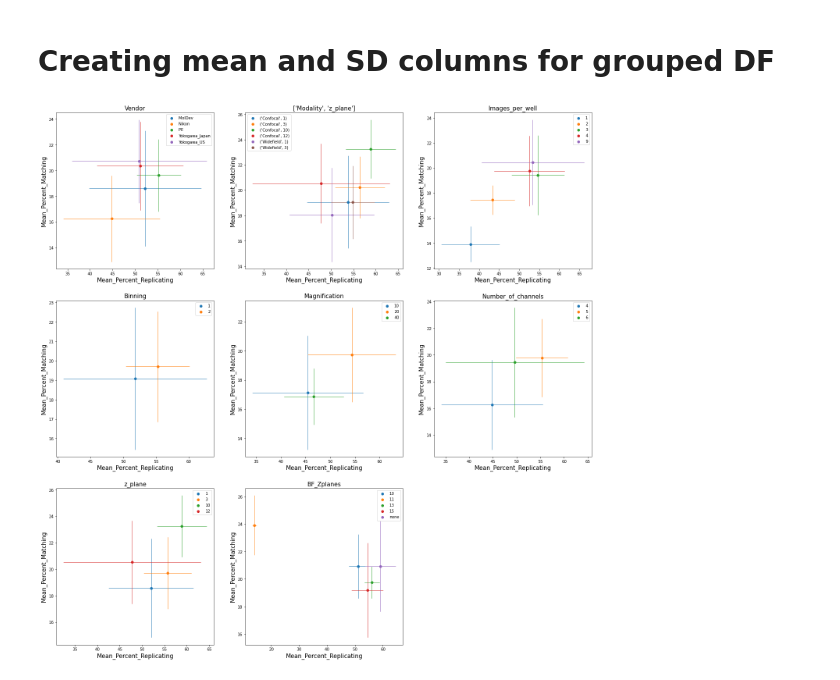
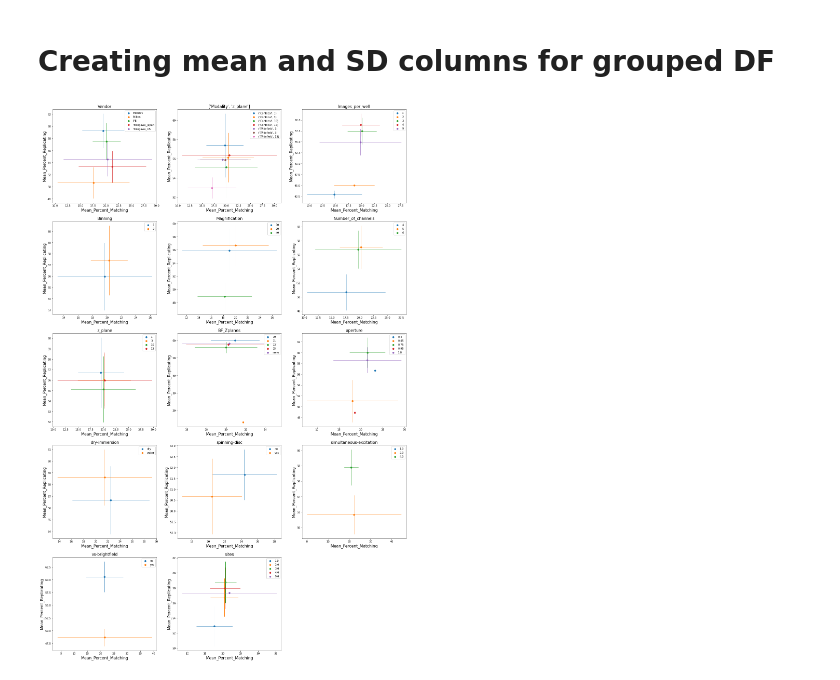
Before and after one commit to jump-cellpainting/jump-scope-analysis, a Jupyter notebook: visualisation.ipynb, the cells around one changed output. Saved outputs shown, nothing was run; the diff lists cells and outputs as text; code cells hidden in the pictures.

Commit message:
updating plots

```diff
--- a/visualisation.ipynb
+++ b/visualisation.ipynb
@@ -125,45 +248,46 @@ sns.pairplot(match_rep_df_sphere, hue="Vendor")
 [figure]
 # %% [markdown]
 # Creating mean and SD columns for grouped DF
+# %%
+def find_group_avg_df(_df, group):
+    df = _df.copy()
+    df['Mean_Percent_Replicating'] = list(df['Percent_Replicating'])
+    df['SD_Percent_Replicating'] = list(df['Percent_Replicating'])
+    df['Mean_Percent_Matching'] = list(df['Percent_Matching'])
+    df['SD_Percent_Matching'] = list(df['Percent_Matching'])
+    group_df = df.groupby(
+                            group,as_index=False).agg({
+                                'Percent_Replicating' : lambda x: list(x),
+                                'Mean_Percent_Replicating' : lambda y: np.mean(y),
+                                'SD_Percent_Replicating' : lambda z: float('%.3f'%np.std(z)),
+                                'Percent_Matching' : lambda x: list(x),
+                                'Mean_Percent_Matching' : lambda y: np.mean(y),
+                                'SD_Percent_Matching' : lambda z: float('%.3f'%np.std(z))
+                                })
+    return group_df
 # %%
 group_columns = ["Vendor", ["Modality", "z_plane"], "Images_per_well",
                 "Binning", "Magnification", "Number_of_channels", "z_plane",
-                "BF_Zplanes", None]
+                "BF_Zplanes", "aperture", "dry-immersion", "spinning-disc",
+                "simultaneous-excitation", "vs-brightfield", "sites", None]
 # group_columns = [["Modality", "z_plane"], "Vendor", "Number_of_channels"]
 
-
-def find_group_avg_df(df, group):
-    df['Mean_Percent_Replicating'] = list(df['Percent_Replicating'])
-    df['SD_Percent_Replicating'] = list(df['Percent_Replicating'])
-    df['Mean_Percent_Matching'] = list(df['Percent_Matching'])
-    df['SD_Percent_Matching'] = list(df['Percent_Matching'])
-    group_df = df.groupby(
-                            group,as_index=False).agg({
-                                'Percent_Replicating' : lambda x: list(x),
-                                'Mean_Percent_Replicating' : lambda y: np.mean(y),
-                                'SD_Percent_Replicating' : lambda z: float('%.3f'%np.std(z)),
-                                'Percent_Matching' : lambda x: list(x),
-                                'Mean_Percent_Matching' : lambda y: np.mean(y),
-                                'SD_Percent_Matching' : lambda z: float('%.3f'%np.std(z))
-                                })
-    return group_df
-
 subplots = np.arange(len(group_columns)).reshape(-1,3).shape
-fig, ax = plt.subplots(subplots[0], subplots[1], figsize=(20,20))
+fig, ax = plt.subplots(subplots[0], subplots[1], figsize=(20,30))
 for i, _ax in zip(group_columns, ax.flatten()):
     try:
-        group_df = find_group_avg_df(match_rep_df, i)
+        group_df = find_group_avg_df(match_rep_df.loc[match_rep_df["sphering"]==True], i)
         group_plot(
             df=group_df,
-            x="Mean_Percent_Replicating",
-            y="Mean_Percent_Matching",
+            x="Mean_Percent_Matching",
+            y="Mean_Percent_Replicating",
             group=i,
             error_x="SD_Percent_Replicating",
             error_y="SD_Percent_Matching",
             fig=fig,
             ax_=_ax)
     except:
         fig.delaxes(_ax)
-fig.savefig("figures/mean-for-ALL-scope-groupings.png")
+fig.savefig("figures/mean-for-ALL-scope-groupings_sphering_TRUE.png")
 # %% [output]
-[figure, old version]
+[figure, new version]
```
Also changed, not shown: parts of 15 cells of this notebook.
